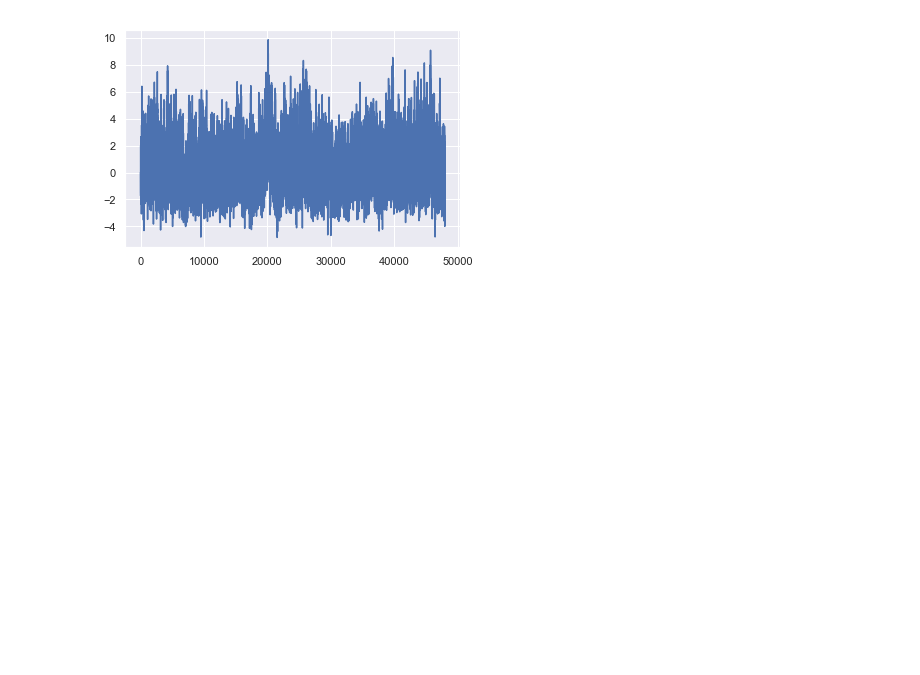
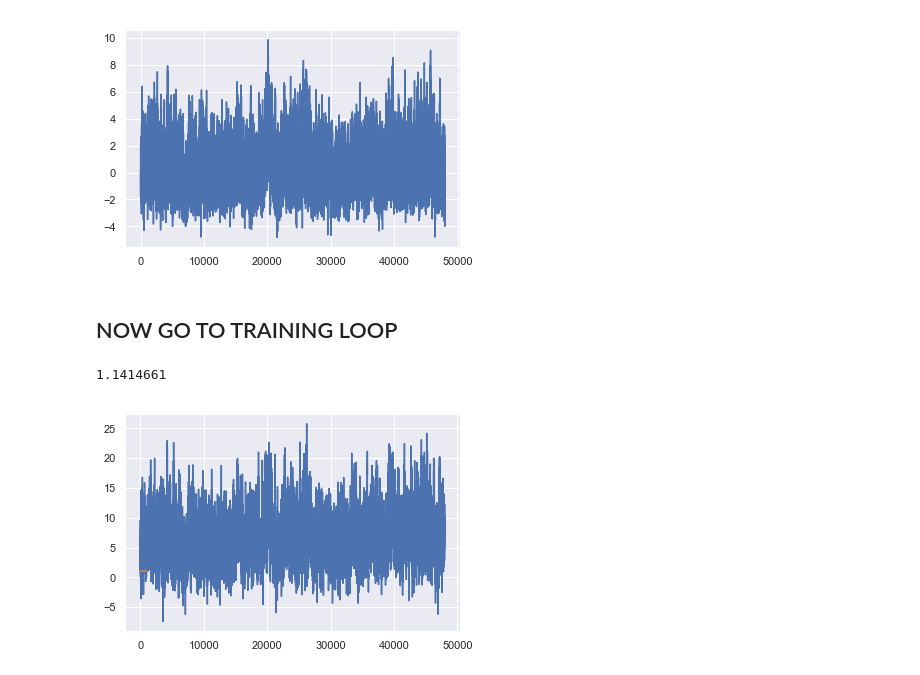
Before and after one commit to eap40/iib-neuro-proj, a Jupyter notebook: Notebooks/training_proc.ipynb, the cells around one changed output. Saved outputs shown, nothing was run; the diff lists cells and outputs as text; code cells hidden in the pictures; blank space fills up the shorter version.

```diff
--- a/Notebooks/training_proc.ipynb
+++ b/Notebooks/training_proc.ipynb
@@ -80,14 +88,17 @@ print(Wi)
 # %%
-# initialise a known version each of the models to generate data with
+# initialise a known version each of the models to generate data with: save the parameter somewhere
 hln_1l = hLN_Model(Jc=Jc_1l, Wce=Wce_1l, Wci=Wci_1l, sig_on=tf.constant([False]))
+# save the parameters that generated data - initialised randomly upon model creation
+# params_1l = [param.numpy() for param in hln_1l.params]
+# np.save("../Data/params_1l.npy", np.array(params_1l))
+params_1l = np.load("../Data/params_1l.npy")
+for i in range(len(params_1l)):
+    hln_1l.params[i].assign(params_1l[i])
+# hln_1n = hLN_Model(Jc=Jc_1l, Wce=Wce_1l, Wci=Wci_1l, sig_on=tf.constant([True]))
 
-hln_1n = hLN_Model(Jc=Jc_1l, Wce=Wce_1l, Wci=Wci_1l, sig_on=tf.constant([True]))
+# hln_3n = hLN_Model(Jc=Jc_3n, Wce=Wce_3n, Wci=Wci_3n, sig_on=tf.constant([True]*len(Jc_3n)))
 
-hln_2n = hLN_Model(Jc=Jc_2n, Wce=Wce_2n, Wci=Wci_2n, sig_on=tf.constant([True]*len(Jc_2n)))
-
-hln_3n = hLN_Model(Jc=Jc_3n, Wce=Wce_3n, Wci=Wci_3n, sig_on=tf.constant([True]*len(Jc_3n)))
-
-hln_4n = hLN_Model(Jc=Jc_4n, Wce=Wce_4n, Wci=Wci_4n, sig_on=tf.constant([True]*len(Jc_4n)))
+# hln_4n = hLN_Model(Jc=Jc_4n, Wce=Wce_4n, Wci=Wci_4n, sig_on=tf.constant([True]*len(Jc_4n)))
 # %%
 # generate output data from realistic inputs - save this somewhere
 # target_1l = hln_1l(inputs)
@@ -110,3 +112,5 @@ test_target = target_1l[n_train:]
 plt.show()
 # %% [output]
 [figure]
+# %% [markdown]
+## NOW GO TO TRAINING LOOP
@@ -112,0 +127,11 @@ plt.show()
+# %%
+output_2n = hln_2n(inputs)
+# %%
+# plt.plot(output_2n.numpy())
+print(np.mean(output_2n.numpy()-target_1l.numpy()))
+plt.plot(output_2n.numpy())
+plt.plot(output_2n.numpy()[:1000]-target_1l.numpy()[:1000])
+plt.show()
+# %% [output]
+1.1414661
+[figure, added]
```
Also changed, not shown: parts of 25 cells of this notebook.
